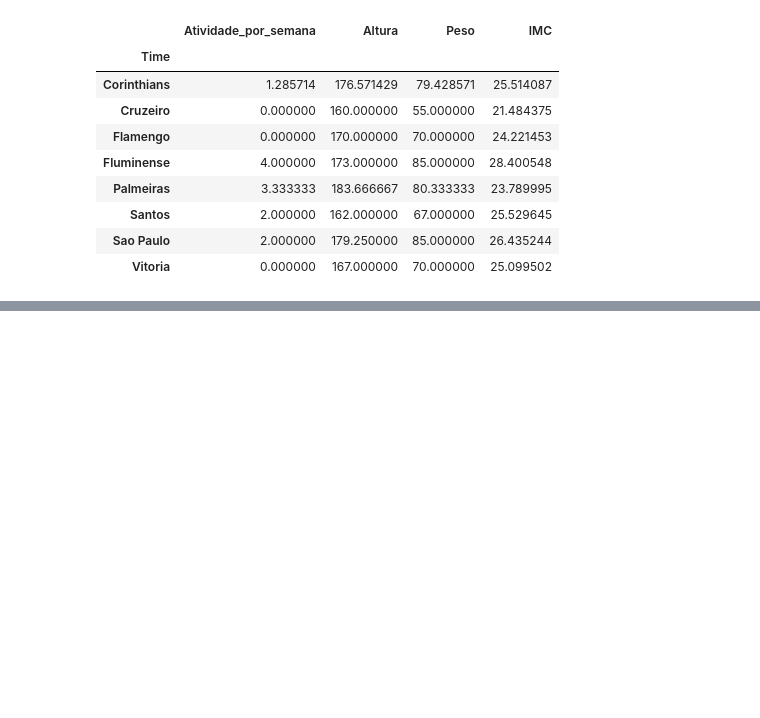
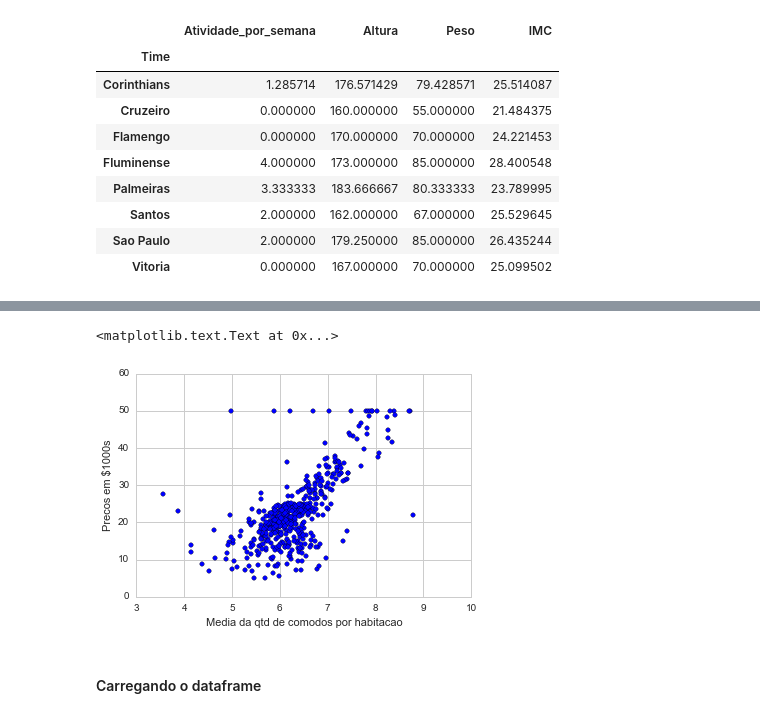
Before and after one commit to hitoshinagano/Locaweb_aulas, a Jupyter notebook: Aula.ipynb, the cells around one changed output, grey strips where cells are left out. Cells and saved outputs as stored; diff of their text form; code cells hidden in the pictures; blank space fills up the shorter version.

```diff
--- a/Aula.ipynb
+++ b/Aula.ipynb
@@ -1401,0 +1455,12 @@ df_agrupado.apply(ranker)
+# %%
+# Plotando a coluna #5 (RM)
+plt.scatter(boston.data[:,5],boston.target)
+
+#label
+plt.ylabel('Precos em $1000s')
+plt.xlabel('Media da qtd de comodos por habitacao')
+# %% [output]
+<matplotlib.text.Text at 0x...>
+[figure, added]
+# %% [markdown]
+#### Carregando o dataframe
```
Also changed, not shown: parts of 81 cells of this notebook.
